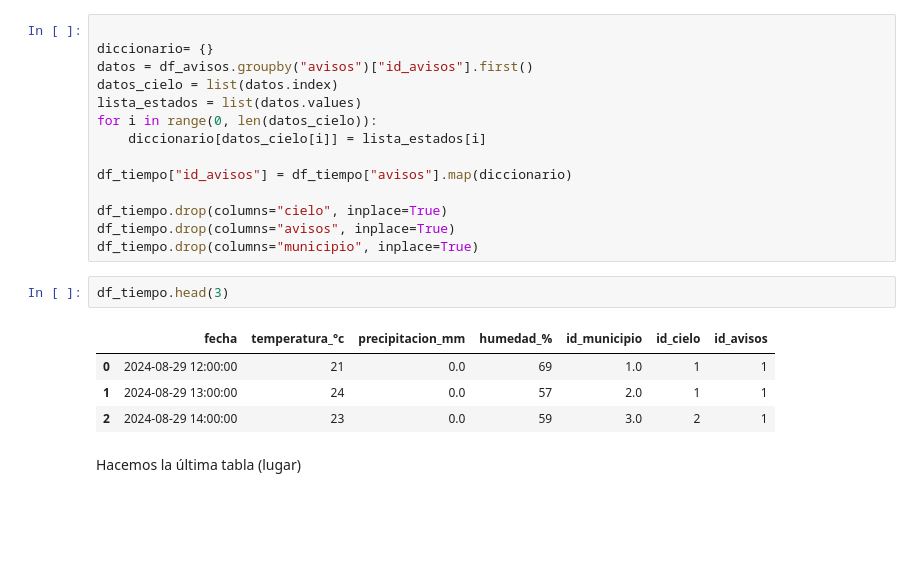
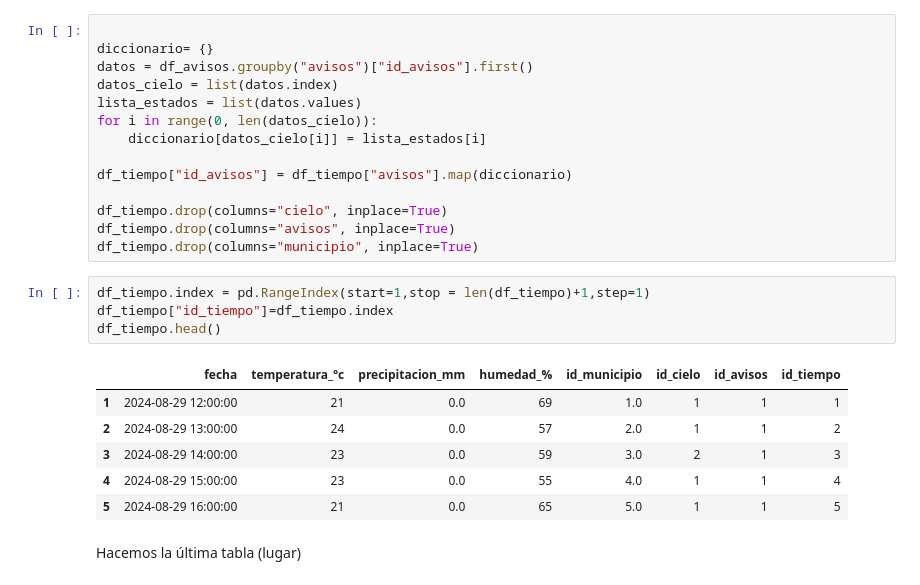
Before and after one commit to jgilsu11/laboratorio-modulo4-leccion03-SQL_y_Python, a Jupyter notebook: Df_completo.ipynb, the cells around one changed output. Drawn from its saved outputs; the diff is of its cells as text; blank space fills up the shorter version.

```diff
--- a/Df_completo.ipynb
+++ b/Df_completo.ipynb
@@ -291,13 +291,17 @@ df_tiempo["id_avisos"] = df_tiempo["avisos"].map(diccionario)
 df_tiempo.drop(columns="cielo", inplace=True)
 df_tiempo.drop(columns="avisos", inplace=True)
 df_tiempo.drop(columns="municipio", inplace=True)
-# %%
-df_tiempo.head(3)
-# %% [output]
-|  | fecha | temperatura_°c | precipitacion_mm | humedad_% | id_municipio | id_cielo | id_avisos |
-| 0 | 2024-08-29 12:00:00 | 21 | 0.0 | 69 | 1.0 | 1 | 1 |
-| 1 | 2024-08-29 13:00:00 | 24 | 0.0 | 57 | 2.0 | 1 | 1 |
-| 2 | 2024-08-29 14:00:00 | 23 | 0.0 | 59 | 3.0 | 2 | 1 |
+# %%
+df_tiempo.index = pd.RangeIndex(start=1,stop = len(df_tiempo)+1,step=1)
+df_tiempo["id_tiempo"]=df_tiempo.index
+df_tiempo.head()
+# %% [output]
+|  | fecha | temperatura_°c | precipitacion_mm | humedad_% | id_municipio | id_cielo | id_avisos | id_tiempo |
+| 1 | 2024-08-29 12:00:00 | 21 | 0.0 | 69 | 1.0 | 1 | 1 | 1 |
+| 2 | 2024-08-29 13:00:00 | 24 | 0.0 | 57 | 2.0 | 1 | 1 | 2 |
+| 3 | 2024-08-29 14:00:00 | 23 | 0.0 | 59 | 3.0 | 2 | 1 | 3 |
+| 4 | 2024-08-29 15:00:00 | 23 | 0.0 | 55 | 4.0 | 1 | 1 | 4 |
+| 5 | 2024-08-29 16:00:00 | 21 | 0.0 | 65 | 5.0 | 1 | 1 | 5 |
 # %% [markdown]
 Hacemos la última tabla (lugar)
 # %%
```
Also changed, not shown: parts of 14 cells of this notebook.
